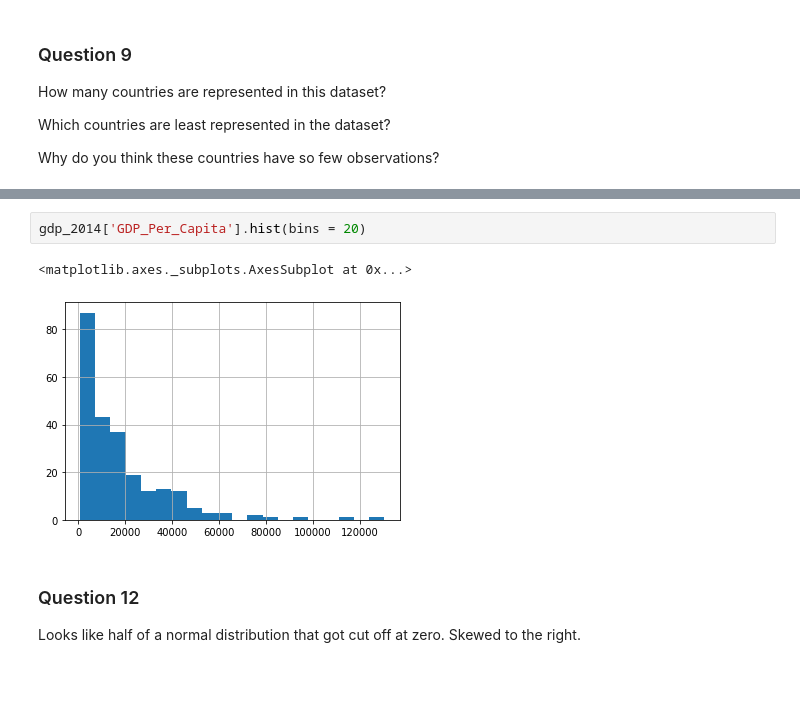
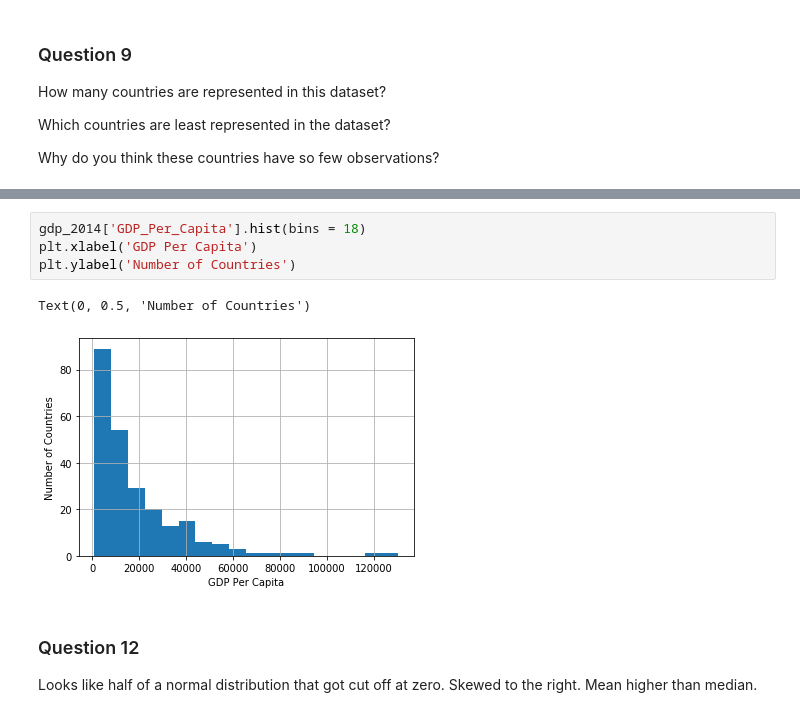
Before and after one commit to nss-data-science-cohort-4/dq1-undata-savyrosea, a Jupyter notebook: notebooks/UN_Data_Exploration.ipynb, the cells around one changed output, grey strips where cells are left out. Drawn from its saved outputs; the diff is of its cells as text; blank space fills up the shorter version.

```diff
--- a/notebooks/UN_Data_Exploration.ipynb
+++ b/notebooks/UN_Data_Exploration.ipynb
@@ -168,8 +178,10 @@ gdp_df.describe()
-# %%
-gdp_2014['GDP_Per_Capita'].hist(bins = 20)
-# %% [output]
-<matplotlib.axes._subplots.AxesSubplot at 0x...>
-[figure, removed]
+# %%
+gdp_2014['GDP_Per_Capita'].hist(bins = 18)
+plt.xlabel('GDP Per Capita')
+plt.ylabel('Number of Countries')
+# %% [output]
+Text(0, 0.5, 'Number of Countries')
+[figure, added]
 # %% [markdown]
 ### Question 12
-Looks like half of a normal distribution that got cut off at zero. Skewed to the right.
+Looks like half of a normal distribution that got cut off at zero. Skewed to the right. Mean higher than median.
```
Also changed, not shown: parts of 23 cells of this notebook.
